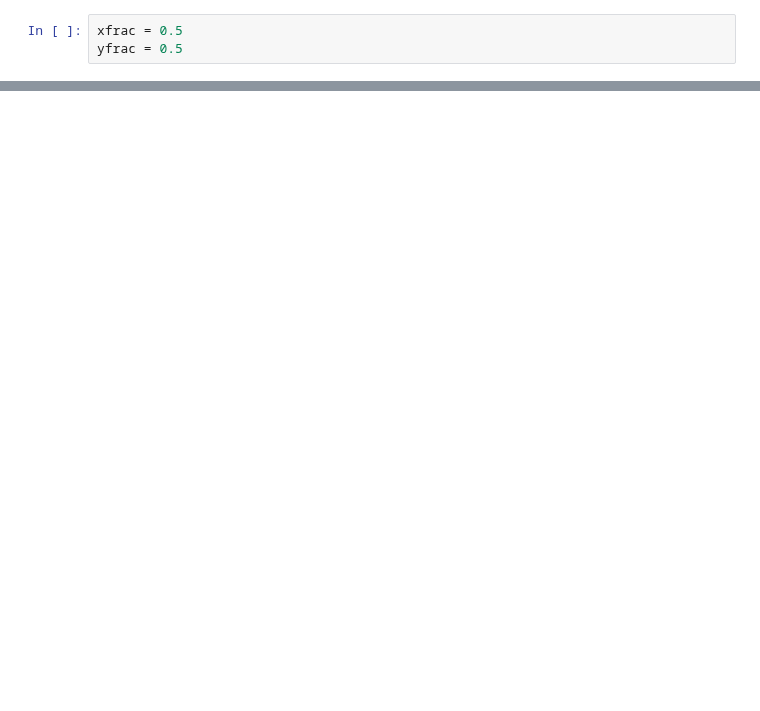
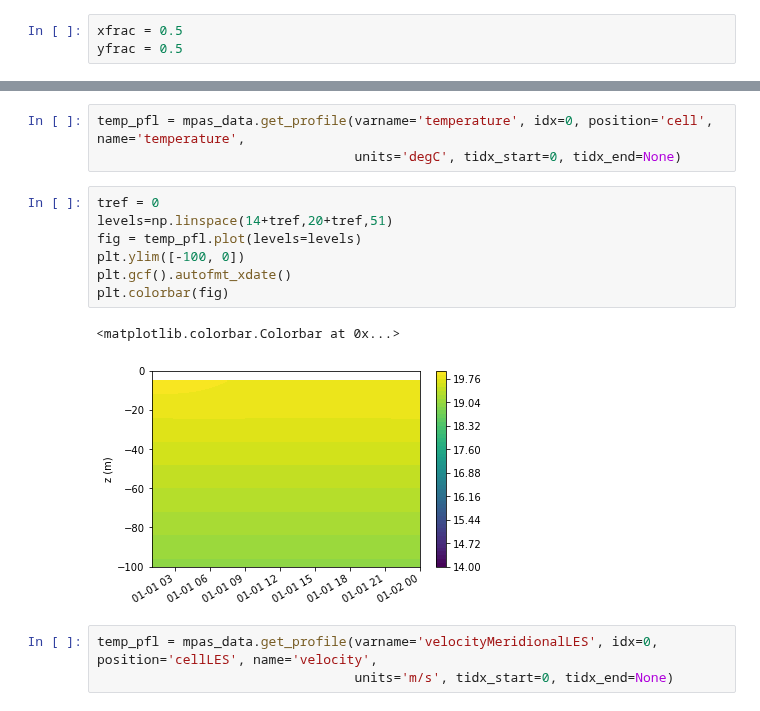
Before and after one commit to qingli411/mpasanalysis, a Jupyter notebook: plot_SuperParam_SC.ipynb, the cells around one changed output, grey strips where cells are left out. Saved outputs shown, nothing was run; the diff lists cells and outputs as text; blank space fills up the shorter version.

```diff
--- a/plot_SuperParam_SC.ipynb
+++ b/plot_SuperParam_SC.ipynb
@@ -40 +49,17 @@ temp_pfl = mpas_data.get_profile(varname='temperatureLES', idx=0, position='cell
+# %%
+temp_pfl = mpas_data.get_profile(varname='temperature', idx=0, position='cell', name='temperature',
+                                 units='degC', tidx_start=0, tidx_end=None)
+# %%
+tref = 0
+levels=np.linspace(14+tref,20+tref,51)
+fig = temp_pfl.plot(levels=levels)
+plt.ylim([-100, 0])
+plt.gcf().autofmt_xdate()
+plt.colorbar(fig)
+# %% [output]
+<matplotlib.colorbar.Colorbar at 0x...>
+[figure, added]
+# %%
+temp_pfl = mpas_data.get_profile(varname='velocityMeridionalLES', idx=0, position='cellLES', name='velocity',
+                                 units='m/s', tidx_start=0, tidx_end=None)
 # %%
```
Also changed, not shown: parts of 15 cells of this notebook, 1 other file.
